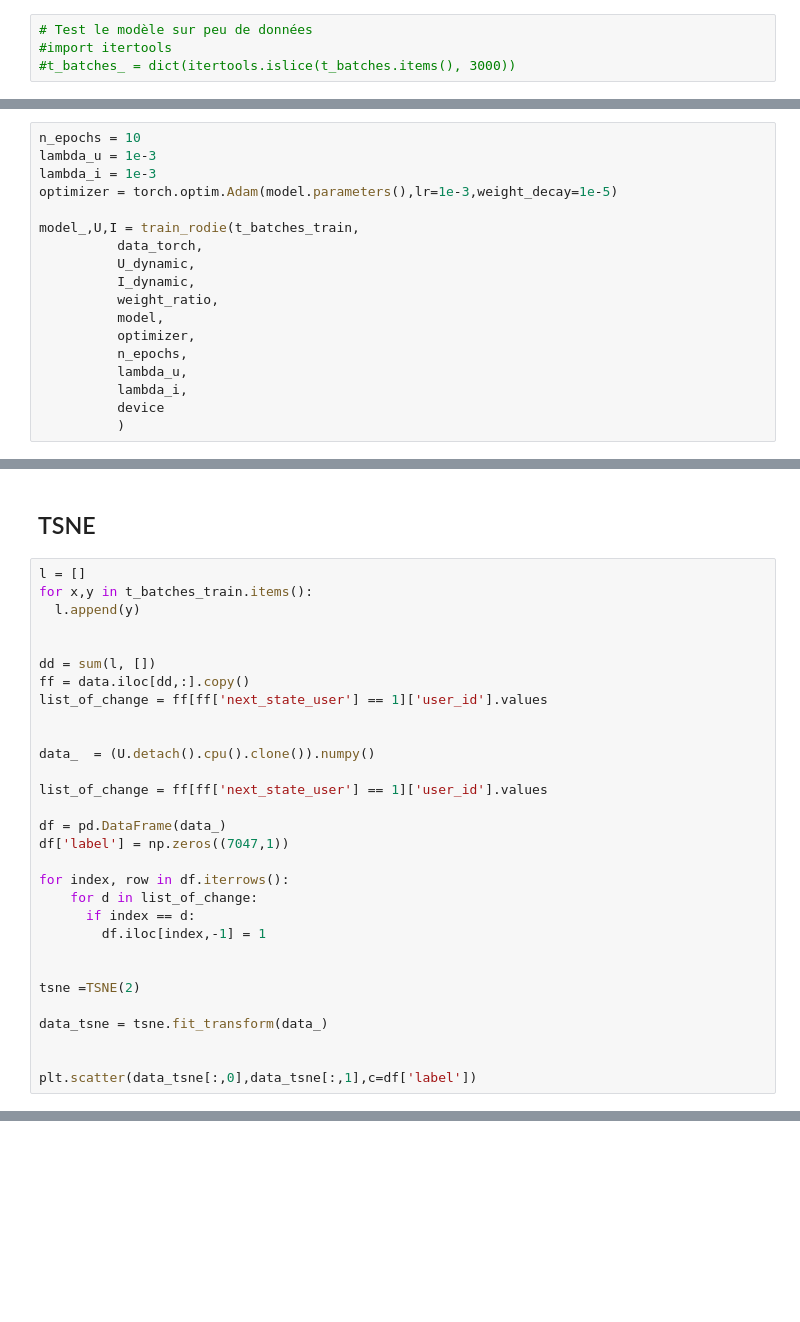
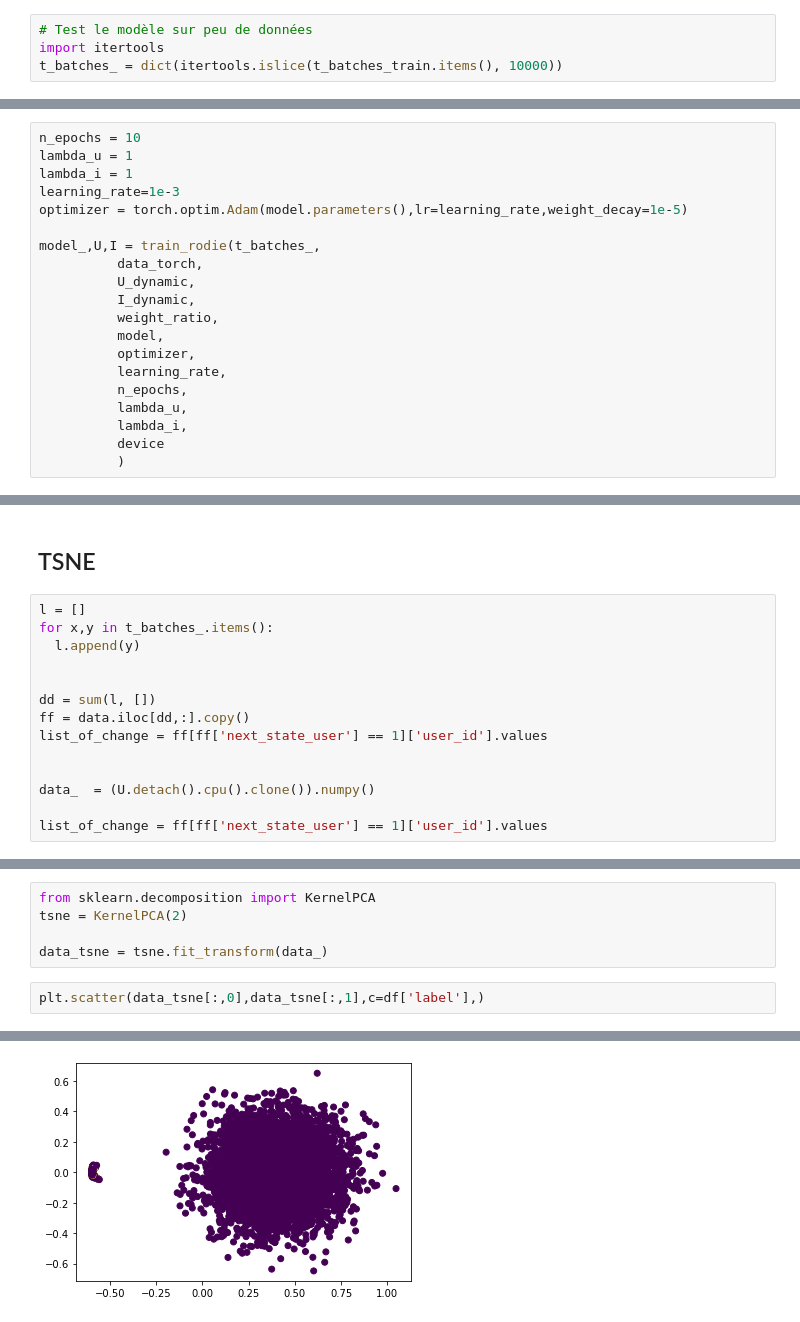
Before and after one commit to RayanAAY-ops/RE-Jodie-Recommander-System, a Jupyter notebook: main.ipynb, the cells around one changed output, grey strips where cells are left out. Saved outputs shown, nothing was run; the diff lists cells and outputs as text; blank space fills up the shorter version.

```diff
--- a/main.ipynb
+++ b/main.ipynb
@@ -137,4 +403,4 @@ tensor([ 1.0000, 99.4843], device='cuda:0')
 # %%
 # Test le modèle sur peu de données
-#import itertools
-#t_batches_ = dict(itertools.islice(t_batches.items(), 3000))
+import itertools
+t_batches_ = dict(itertools.islice(t_batches_train.items(), 10000))
@@ -435,16 +427,18 @@ def train_rodie(t_batches,
 # %%
 n_epochs = 10
-lambda_u = 1e-3
-lambda_i = 1e-3
-optimizer = torch.optim.Adam(model.parameters(),lr=1e-3,weight_decay=1e-5)
+lambda_u = 1
+lambda_i = 1
+learning_rate=1e-3
+optimizer = torch.optim.Adam(model.parameters(),lr=learning_rate,weight_decay=1e-5)
 
-model_,U,I = train_rodie(t_batches_train,
+model_,U,I = train_rodie(t_batches_,
           data_torch,
           U_dynamic,
           I_dynamic,
           weight_ratio,
           model,
           optimizer,
+          learning_rate,
           n_epochs,
           lambda_u,
           lambda_i,
@@ -478,7 +470,7 @@ Epoch 2 Loss 10766.419765417464
 ## TSNE
 # %%
 l = []
-for x,y in t_batches_train.items():
+for x,y in t_batches_.items():
   l.append(y)
 
 
@@ -490,19 +482,3 @@ list_of_change = ff[ff['next_state_user'] == 1]['user_id'].values
 data_  = (U.detach().cpu().clone()).numpy()
 
 list_of_change = ff[ff['next_state_user'] == 1]['user_id'].values
-
-df = pd.DataFrame(data_)
-df['label'] = np.zeros((7047,1))
-
-for index, row in df.iterrows():
-    for d in list_of_change:
-      if index == d:
-        df.iloc[index,-1] = 1
-
-
-tsne =TSNE(2)
-
-data_tsne = tsne.fit_transform(data_)
-
-
-plt.scatter(data_tsne[:,0],data_tsne[:,1],c=df['label'])
@@ -508,0 +497,8 @@ plt.scatter(data_tsne[:,0],data_tsne[:,1],c=df['label'])
+# %%
+from sklearn.decomposition import KernelPCA
+tsne = KernelPCA(2)
+
+data_tsne = tsne.fit_transform(data_)
+# %%
+plt.scatter(data_tsne[:,0],data_tsne[:,1],c=df['label'],)
+# %% [output]
@@ -508,0 +506 @@ plt.scatter(data_tsne[:,0],data_tsne[:,1],c=df['label'])
+[figure, added]
```
Also changed, not shown: parts of 17 cells of this notebook.
